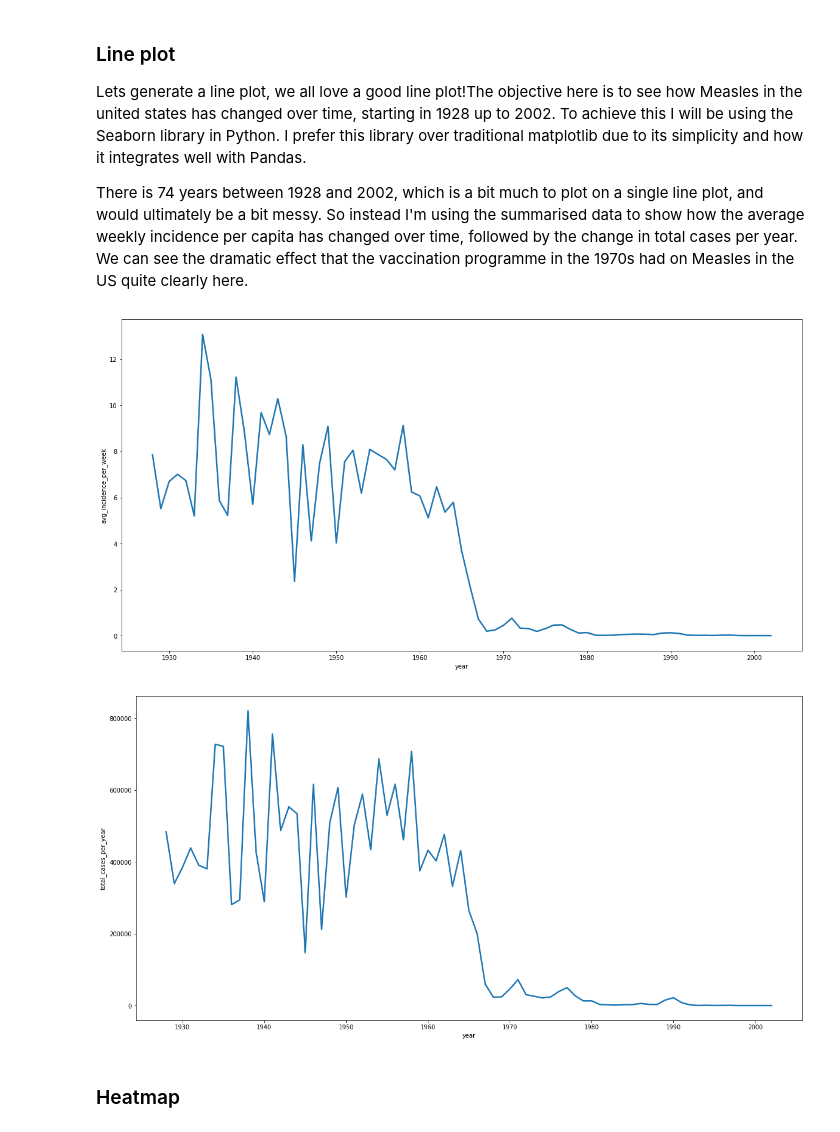
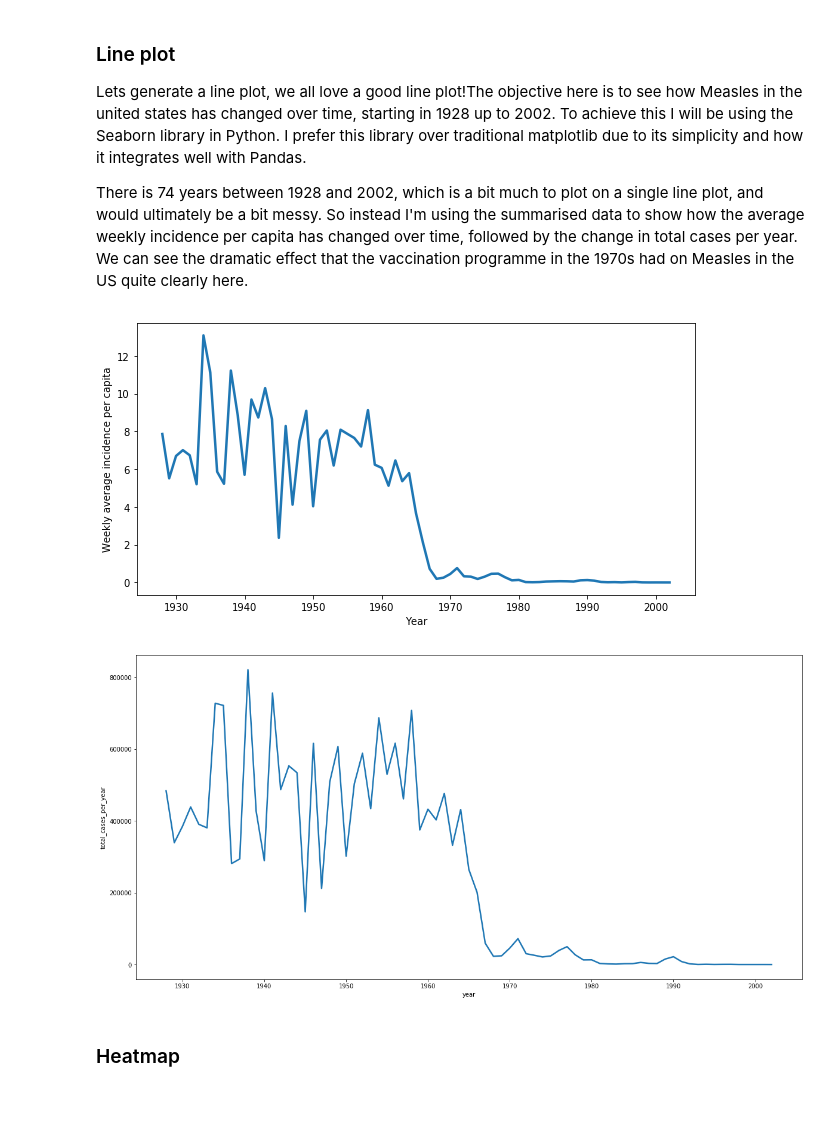
Before and after one commit to CS10-LABS7-MBP/measles_map, a Jupyter notebook: mapping_measles.ipynb, the cells around one changed output. Drawn from its saved outputs; the diff is of its cells as text; code cells hidden in the pictures; blank space fills up the shorter version.

```diff
--- a/mapping_measles.ipynb
+++ b/mapping_measles.ipynb
@@ -167,18 +167,19 @@ measles_year_week.head()
 Lets generate a line plot, we all love a good line plot!The objective here is to see how Measles in the united states has changed over time, starting in 1928 up to 2002. To achieve this I will be using the Seaborn library in Python. I prefer this library over traditional matplotlib due to its simplicity and how it integrates well with Pandas.
 
 There is 74 years between 1928 and 2002, which is a bit much to plot on a single line plot, and would ultimately be a bit messy. So instead I'm using the summarised data to show how the average weekly incidence per capita has changed over time, followed by the change in total cases per year. We can see the dramatic effect that the vaccination programme in the 1970s had on Measles in the US quite clearly here.
+# %%
+plt.figure(figsize=(10,5))
+ax = sns.lineplot(data=measles_year, linewidth = 2.5, palette="tab10", y="avg_incidence_per_week", x="year")
+ax.set(xlabel='Year', ylabel='Weekly average incidence per capita')
+plt.show()
+# %% [output]
+[figure, added]
 # %%
 plt.figure(figsize=(10,10))
-sns.lineplot(data=measles_year, linewidth = 2.5, palette="tab10", y="avg_incidence_per_week", x="year")
+ax = sns.lineplot(data=measles_year, linewidth = 2.5, palette="tab10", y="total_cases_per_year", x="year")
 plt.show()
 # %% [output]
-[figure, old version]
+[figure, new version]
-# %%
-plt.figure(figsize=(20,10))
-sns.lineplot(data=measles_year, linewidth = 2.5, palette="tab10", y="total_cases_per_year", x="year")
-plt.show()
-# %% [output]
-[figure, removed]
 # %% [markdown]
 <h3>Heatmap</h3>
 # %% [markdown]
```
Also changed, not shown: parts of 2 cells of this notebook.
